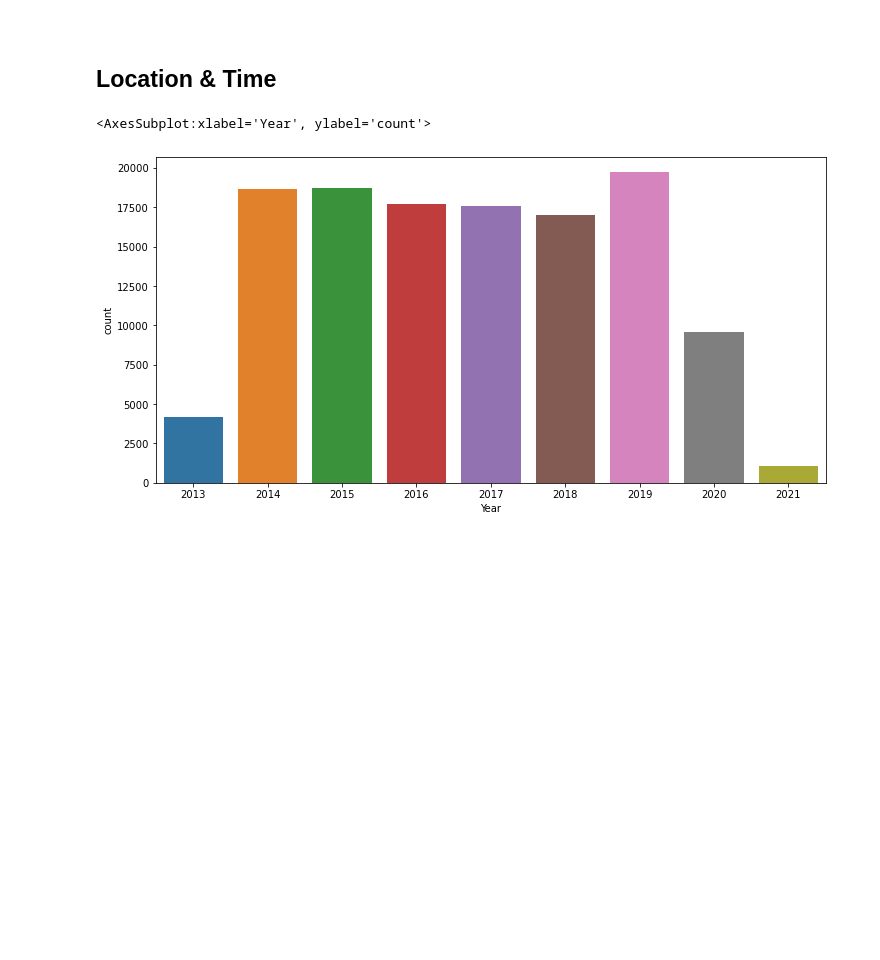
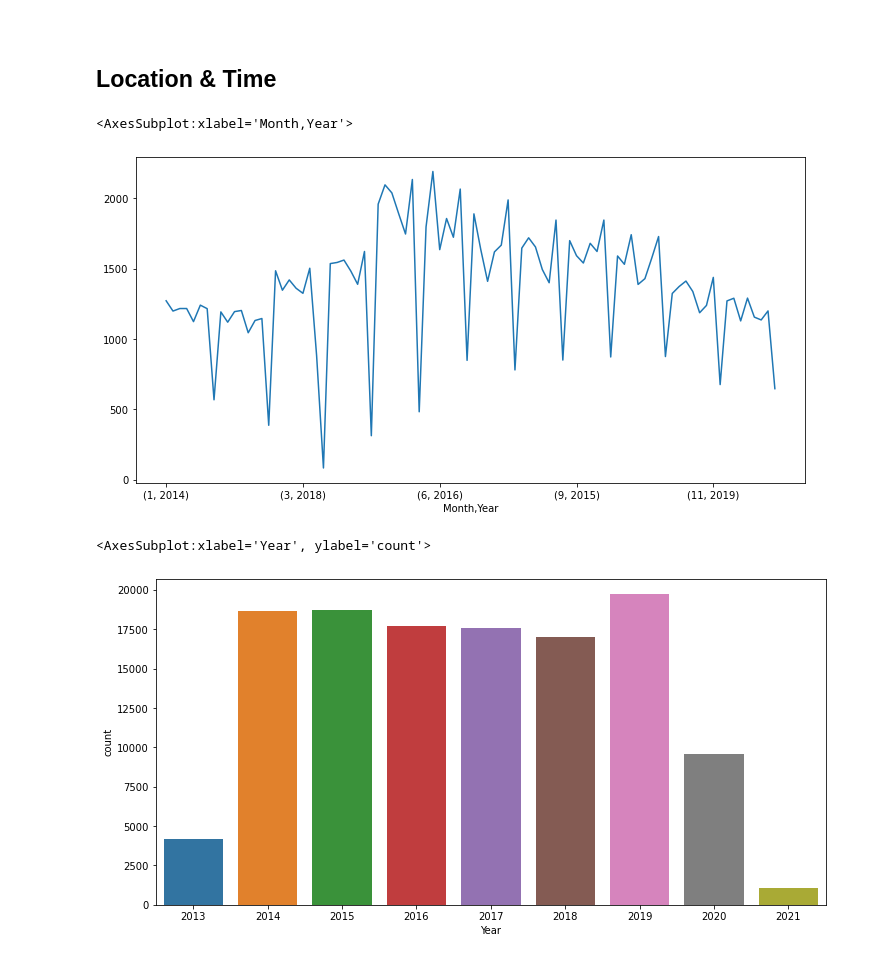
Before and after one commit to jungsoolee123/Animal-Shelter-Analytics-2023Personal, a Jupyter notebook: Intakes_EDA.ipynb, the cells around one changed output. Drawn from its saved outputs; the diff is of its cells as text; code cells hidden in the pictures; blank space fills up the shorter version.

```diff
--- a/Intakes_EDA.ipynb
+++ b/Intakes_EDA.ipynb
@@ -310,6 +322,12 @@ new_df["DateTime"] = pd.to_datetime(df["DateTime"]).dt.date
 new_df['Year'] = pd.to_datetime(df["DateTime"]).dt.year
 new_df['Month'] = pd.to_datetime(df["DateTime"]).dt.month
 new_df['Day'] = pd.to_datetime(df["DateTime"]).dt.day
+# %%
+plt.figure(figsize=(12,6))
+new_df.groupby(['Month','Year'])['Animal ID'].count().plot()
+# %% [output]
+<AxesSubplot:xlabel='Month,Year'>
+[figure, added]
 # %%
 plt.figure(figsize=(12,6))
 sns.countplot(data=new_df,x="Year")
```
Also changed, not shown: parts of 14 cells of this notebook, 3 other files.
